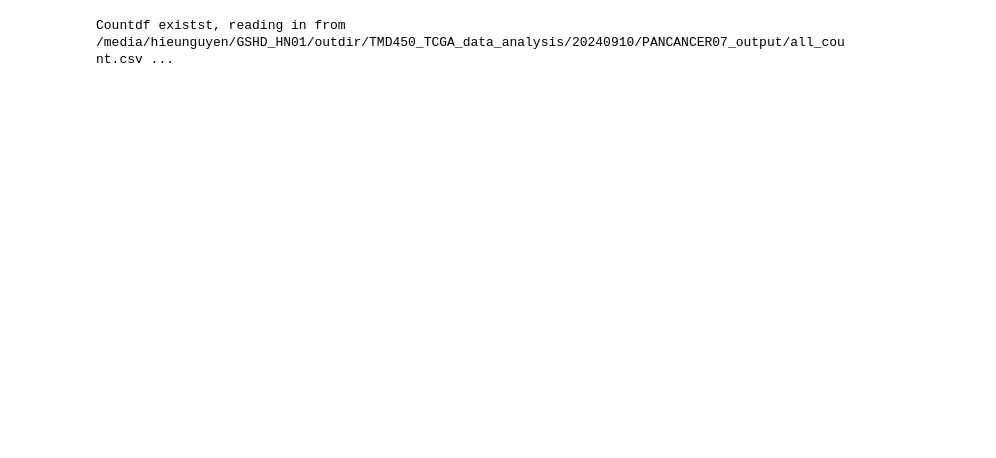
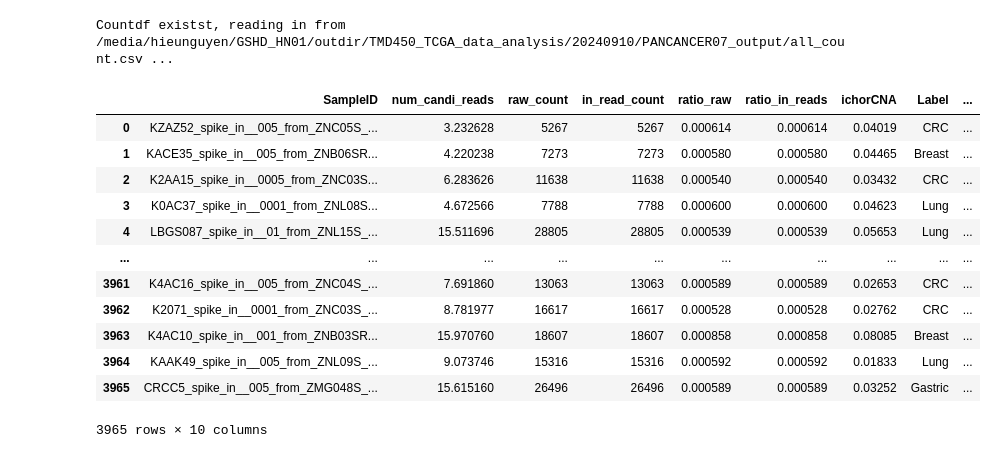
Before and after one commit to hieunguyen4193/tmd_features, a Jupyter notebook: PANCANCER08_spike_in_TF_prediction.ipynb, the cells around one changed output. Drawn from its saved outputs; the diff is of its cells as text; code cells hidden in the pictures; blank space fills up the shorter version.

```diff
--- a/PANCANCER08_spike_in_TF_prediction.ipynb
+++ b/PANCANCER08_spike_in_TF_prediction.ipynb
@@ -115,3 +99,19 @@ for selected_candi_features in ["ratio_raw", "ratio_in_reads"]:
         inputdf = candidf[input_features].copy()
         candidf["predicted_TF"] = all_models[i].predict(inputdf.to_numpy())
         candidf.to_excel(os.path.join(path_to_08_output, f"Prediction_{selected_candi_features}_model_{i}_spike_in_data.xlsx"), index = False)
+# %%
+candidf
+# %% [output]
+|  | SampleID | num_candi_reads | raw_count | in_read_count | ratio_raw | ratio_in_reads | ichorCNA | Label | ... |
+| 0 | KZAZ52_spike_in__005_from_ZNC05S_... | 3.232628 | 5267 | 5267 | 0.000614 | 0.000614 | 0.04019 | CRC | ... |
+| 1 | KACE35_spike_in__005_from_ZNB06SR... | 4.220238 | 7273 | 7273 | 0.000580 | 0.000580 | 0.04465 | Breast | ... |
+| 2 | K2AA15_spike_in__0005_from_ZNC03S... | 6.283626 | 11638 | 11638 | 0.000540 | 0.000540 | 0.03432 | CRC | ... |
+| 3 | K0AC37_spike_in__0001_from_ZNL08S... | 4.672566 | 7788 | 7788 | 0.000600 | 0.000600 | 0.04623 | Lung | ... |
+| 4 | LBGS087_spike_in__01_from_ZNL15S_... | 15.511696 | 28805 | 28805 | 0.000539 | 0.000539 | 0.05653 | Lung | ... |
+| ... | ... | ... | ... | ... | ... | ... | ... | ... | ... |
+| 3961 | K4AC16_spike_in__005_from_ZNC04S_... | 7.691860 | 13063 | 13063 | 0.000589 | 0.000589 | 0.02653 | CRC | ... |
+| 3962 | K2071_spike_in__0001_from_ZNC03S_... | 8.781977 | 16617 | 16617 | 0.000528 | 0.000528 | 0.02762 | CRC | ... |
+| 3963 | K4AC10_spike_in__001_from_ZNB03SR... | 15.970760 | 18607 | 18607 | 0.000858 | 0.000858 | 0.08085 | Breast | ... |
+| 3964 | KAAK49_spike_in__005_from_ZNL09S_... | 9.073746 | 15316 | 15316 | 0.000592 | 0.000592 | 0.01833 | Lung | ... |
+| 3965 | CRCC5_spike_in__005_from_ZMG048S_... | 15.615160 | 26496 | 26496 | 0.000589 | 0.000589 | 0.03252 | Gastric | ... |
+3965 rows × 10 columns
```
Also changed, not shown: parts of 1 cell of this notebook, 4 other files.
